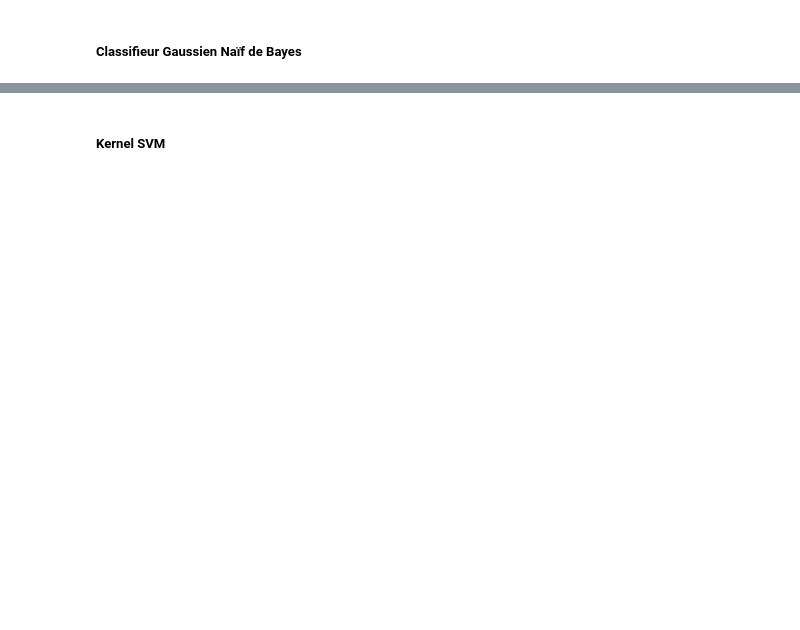
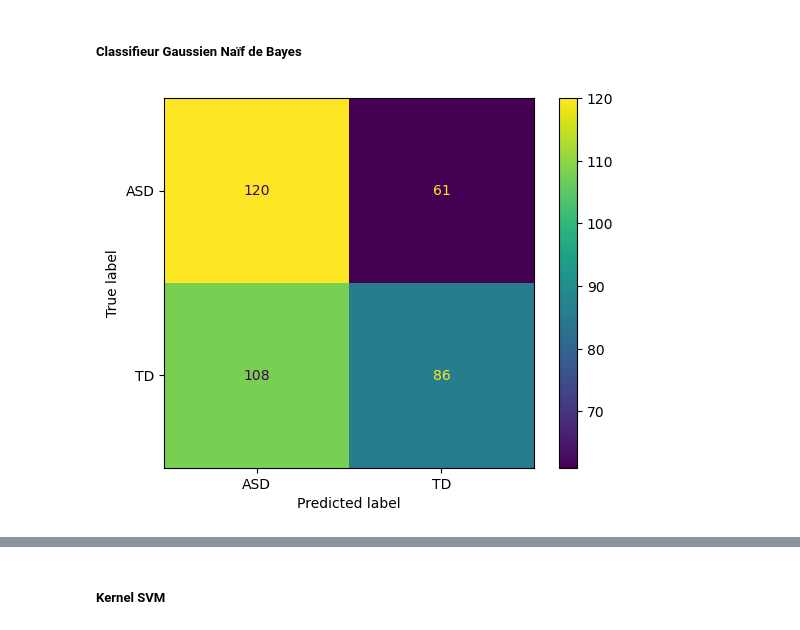
Before and after one commit to brainhack-school2024/cussac_project, a Jupyter notebook: machine_learning.ipynb, the cells around one changed output, grey strips where cells are left out. Drawn from its saved outputs; the diff is of its cells as text; code cells hidden in the pictures; blank space fills up the shorter version.

```diff
--- a/machine_learning.ipynb
+++ b/machine_learning.ipynb
@@ -1043,17 +1093,19 @@ print("Classification Report :\n", class_report_corr_destrieux_lr)
 
 #GNB: Cross validation 10 folds
 
-GNB_corr_destrieux = GaussianNB()
+GNB_corr_basc197 = GaussianNB()
 cv = StratifiedKFold(n_splits=10)
-y_pred_corr_destrieux_gnb = cross_val_predict(GNB_corr_destrieux, X_train, y_train, cv = cv)
+y_pred_corr_basc197_gnb = cross_val_predict(GNB_corr_basc197, X_train_basc197, y_train_basc197, cv = cv)
 # %%
 # Matrice de confusion
 
-conf_matrix_corr_destrieux_gnb = confusion_matrix(y_train, y_pred_corr_destrieux_gnb)
+conf_matrix_corr_basc197_gnb = confusion_matrix(y_train_basc197, y_pred_corr_basc197_gnb)
 
-disp = ConfusionMatrixDisplay(conf_matrix_corr_destrieux_gnb, display_labels=["ASD","TD"])
+disp = ConfusionMatrixDisplay(conf_matrix_corr_basc197_gnb, display_labels=["ASD","TD"])
 disp.plot()
 plt.show()
+# %% [output]
+[figure, added]
 # %%
 #Affichage des métriques
 
```
Also changed, not shown: parts of 70 cells of this notebook.
